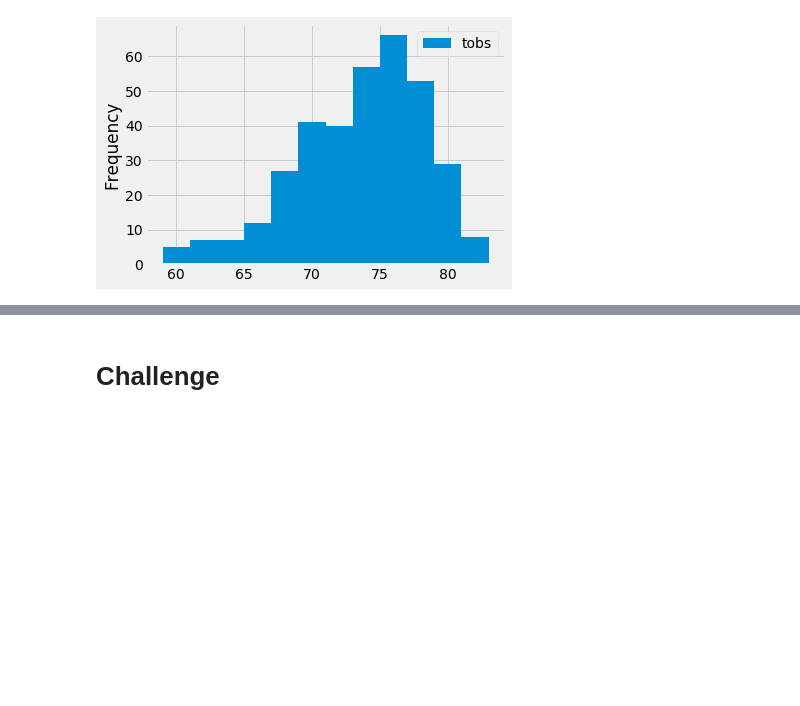
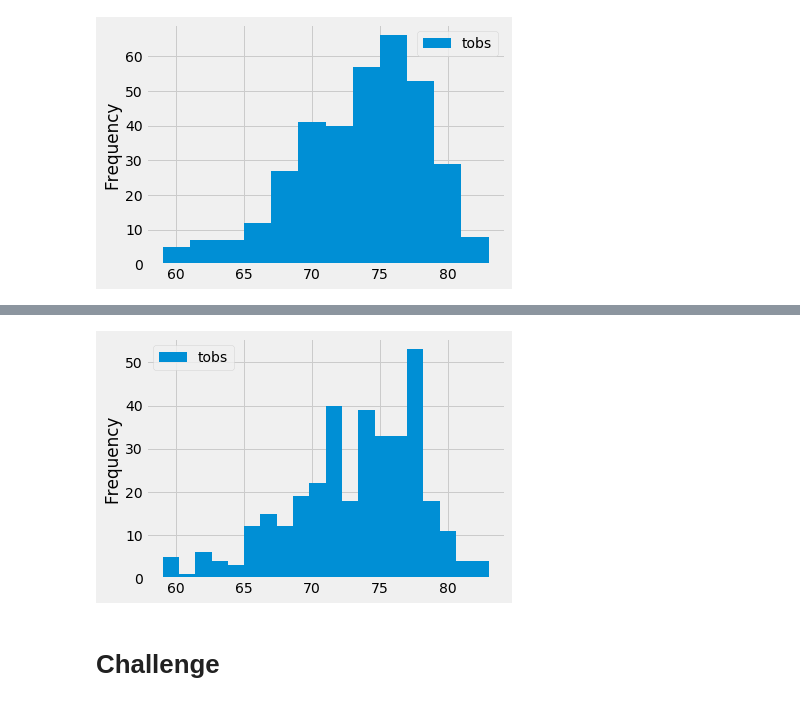
Before and after one commit to kanikasingh-create/surfs-up, a Jupyter notebook: climate_analysis.ipynb, the cells around one changed output, grey strips where cells are left out. Cells and saved outputs as stored; diff of their text form; code cells hidden in the pictures; blank space fills up the shorter version.

```diff
--- a/climate_analysis.ipynb
+++ b/climate_analysis.ipynb
@@ -216,3 +222,9 @@ plt.tight_layout()
+# %%
+# Plot observations <20 bins>.
+df.plot.hist(bins=20)
+plt.tight_layout()
+# %% [output]
+[figure, added]
 # %%
 # Choose the station with the highest number of temperature observations.
 # Query the last 12 months of temperature observation data for this station and plot the results as a histogram
```
Also changed, not shown: parts of 1 cell of this notebook.
